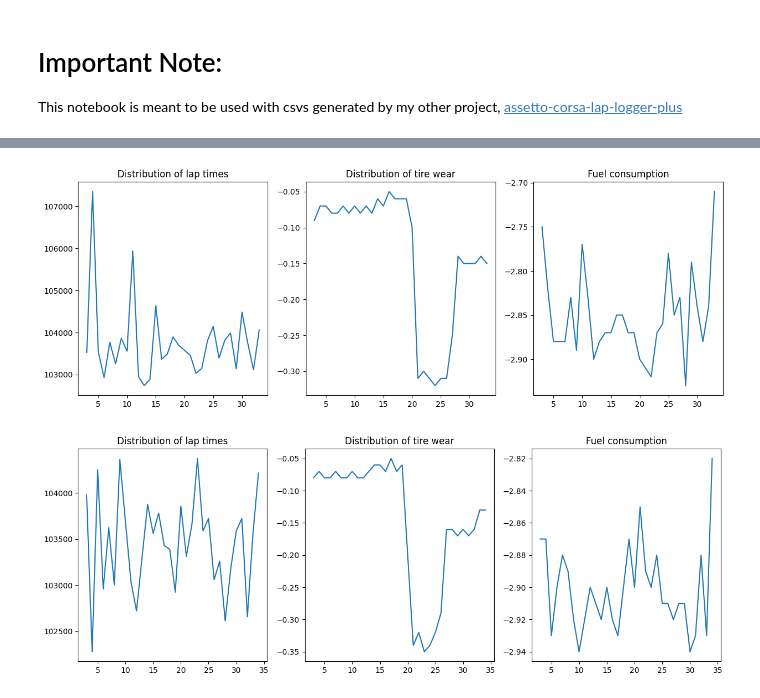
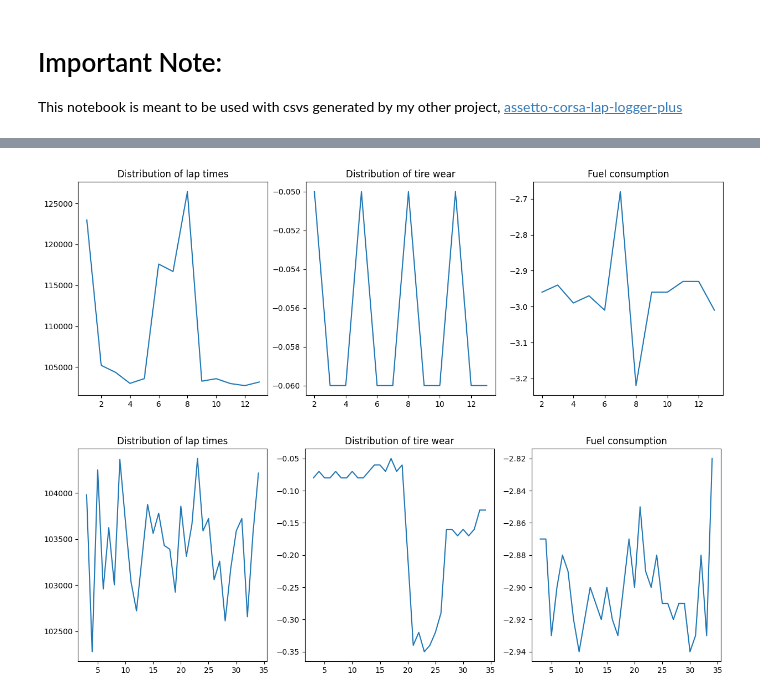
Before and after one commit to RakeJyals/assetto-corsa-analytica, a Jupyter notebook: lap-log-reader.ipynb, the cells around one changed output, grey strips where cells are left out. Cells and saved outputs as stored; diff of their text form; code cells hidden in the pictures.

```diff
--- a/lap-log-reader.ipynb
+++ b/lap-log-reader.ipynb
@@ -12,4 +12,4 @@ def transform_df(df):
     df["fuel_consumption"] = df["fuel"].diff()
     return df
 # %%
-df = transform_df(pd.read_csv("lap-logs/Jake-Portimao-Day2-Long.csv", header = 0))
+df = transform_df(pd.read_csv("lap-logs/Jake-Imola-Minitest2.csv", header = 0))
@@ -40,8 +48,8 @@ def distplots(df):  # TODO: Vertical line for each pit stop
 
 plt.show()
 # %%
-distplots(df[(df["time"] > 50000) & (df["time"] < 140000)])
-#distplots(df)
+#distplots(df[df["time"] < 200000])
+distplots(df)
 # %% [output]
-[figure, old version]
+[figure, new version]
 # %%
```
Also changed, not shown: parts of 6 cells of this notebook.
